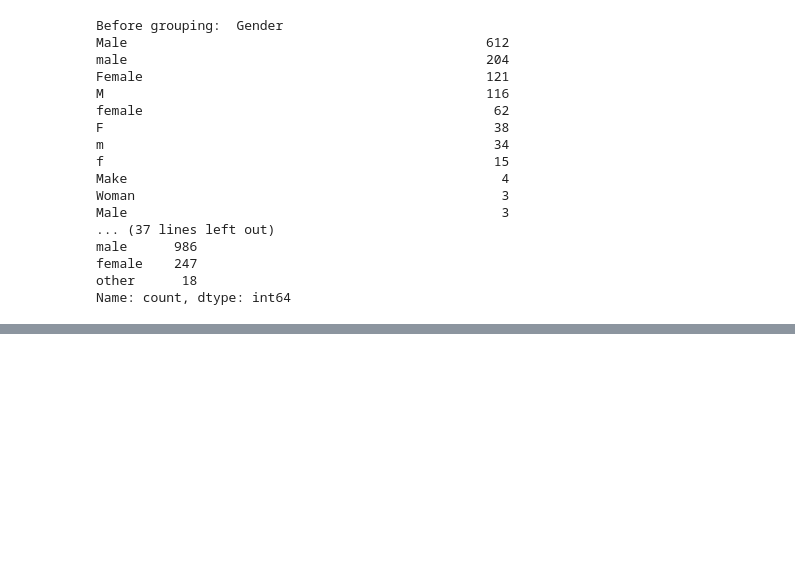
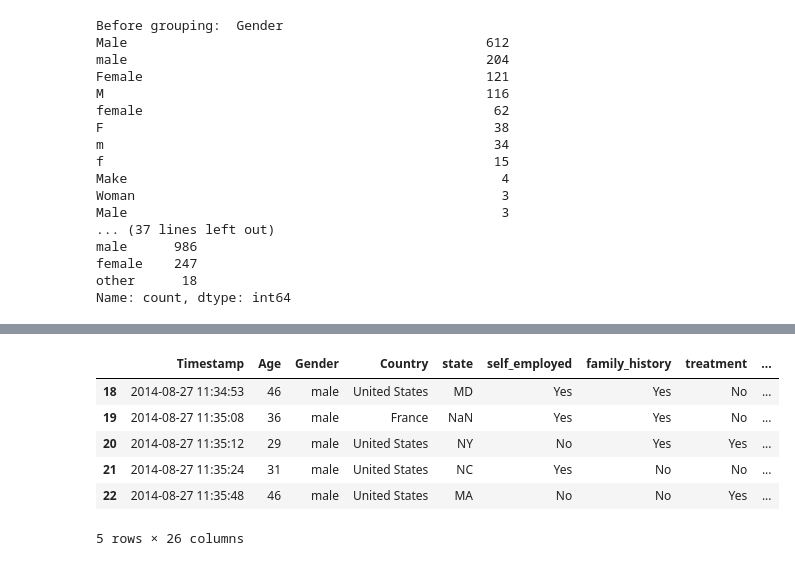
Before and after one commit to MineBonik/Project-G7---Mental-Health-in-Tech, a Jupyter notebook: notebooks/02_Read_And_Clean.ipynb, the cells around one changed output, grey strips where cells are left out. Saved outputs shown, nothing was run; the diff lists cells and outputs as text; code cells hidden in the pictures; blank space fills up the shorter version.

```diff
--- a/notebooks/02_Read_And_Clean.ipynb
+++ b/notebooks/02_Read_And_Clean.ipynb
@@ -231,0 +297,10 @@ dtype: int64
+# %%
+display(df_2014.head())
+# %% [output]
+|  | Timestamp | Age | Gender | Country | state | self_employed | family_history | treatment | ... |
+| 18 | 2014-08-27 11:34:53 | 46 | male | United States | MD | Yes | Yes | No | ... |
+| 19 | 2014-08-27 11:35:08 | 36 | male | France | NaN | Yes | Yes | No | ... |
+| 20 | 2014-08-27 11:35:12 | 29 | male | United States | NY | No | Yes | Yes | ... |
+| 21 | 2014-08-27 11:35:24 | 31 | male | United States | NC | Yes | No | No | ... |
+| 22 | 2014-08-27 11:35:48 | 46 | male | United States | MA | No | No | Yes | ... |
+5 rows × 26 columns
```
Also changed, not shown: parts of 6 cells of this notebook.
